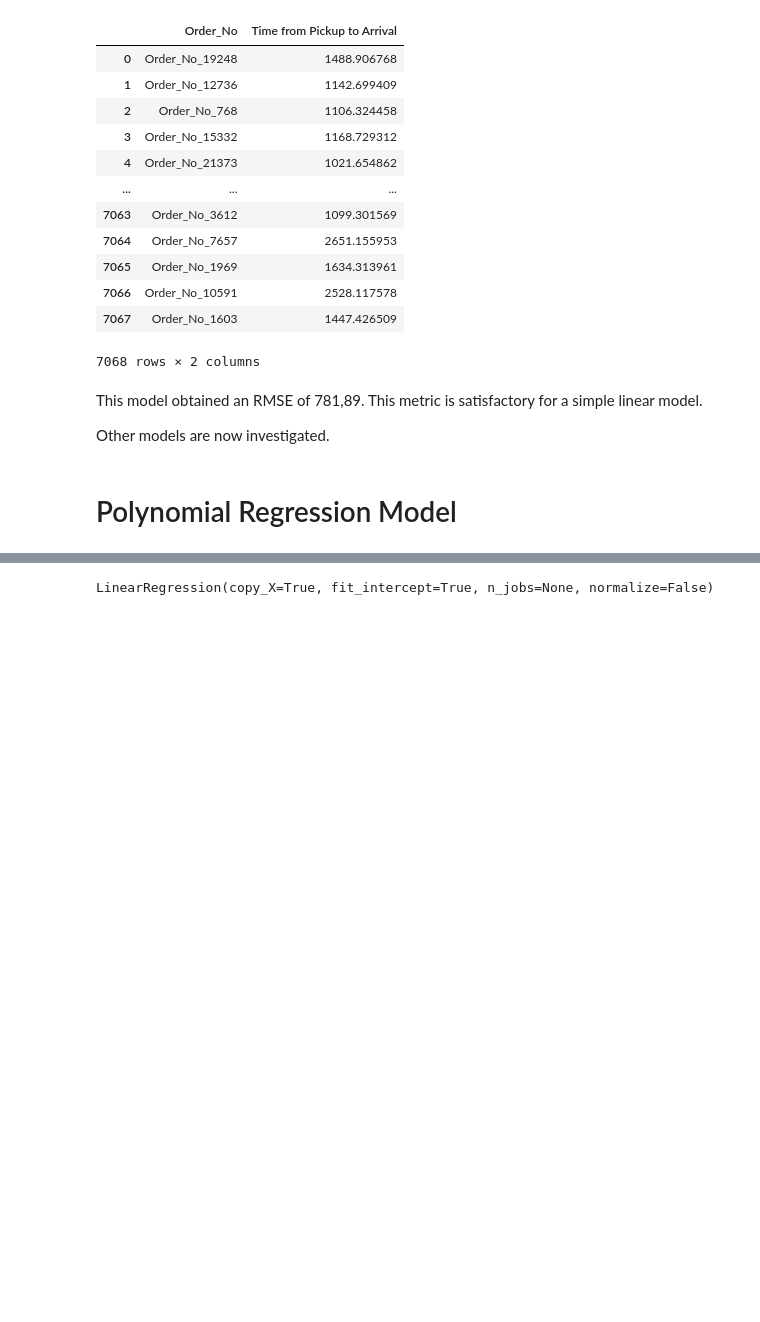
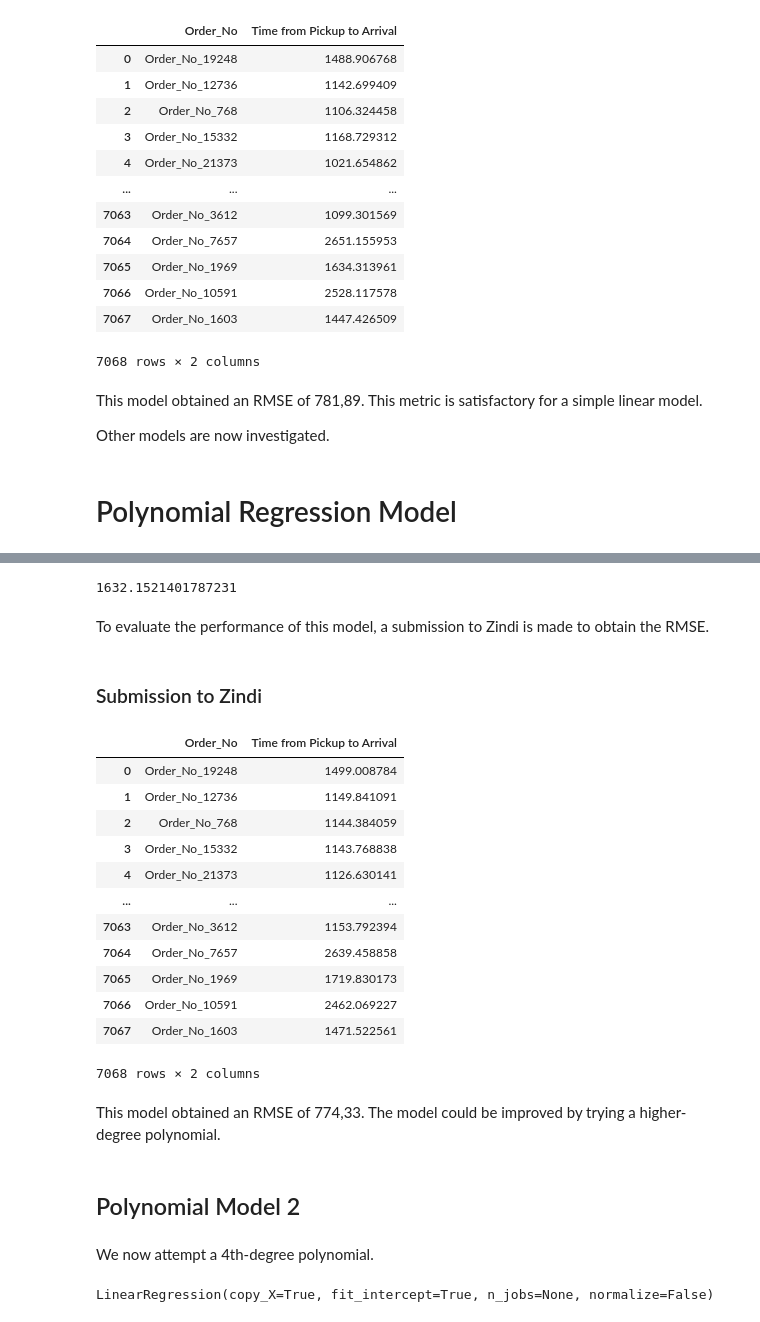
Before and after one commit to MilkShaikh3/Predict_Regression, a Jupyter notebook: Predict_Regression.ipynb, the cells around one changed output, grey strips where cells are left out. Cells and saved outputs as stored; diff of their text form; code cells hidden in the pictures; blank space fills up the shorter version.

Commit message:
Final Poly Models

```diff
--- a/Predict_Regression.ipynb
+++ b/Predict_Regression.ipynb
@@ -1020,0 +1027,6 @@ Other models are now investigated.
+# %%
+from sklearn.preprocessing import PolynomialFeatures
+poly_reg = PolynomialFeatures(degree = 3)
+X_poly = poly_reg.fit_transform(X_train_scaled)
+lin_reg_2 = LinearRegression()
+lin_reg_2.fit(X_poly, y_train)
@@ -1020,0 +1037,31 @@ Other models are now investigated.
+# %%
+y_pred = lin_reg_2.predict(poly_reg.transform(X_test_scaled))
+# %%
+#extract the model intercept
+beta_0 = float(lin_reg_2.intercept_)
+print(beta_0)
+# %% [output]
+1632.1521401787231
+# %% [markdown]
+To evaluate the performance of this model, a submission to Zindi is made to obtain the RMSE.
+# %% [markdown]
+### Submission to Zindi
+# %%
+predictions = pd.DataFrame(y_pred, columns=['Time from Pickup to Arrival'], index = X_test_scaled.index)
+predictions.reset_index(inplace=True)
+# %%
+predictions
+# %% [output]
+|  | Order_No | Time from Pickup to Arrival |
+| 0 | Order_No_19248 | 1499.008784 |
+| 1 | Order_No_12736 | 1149.841091 |
+| 2 | Order_No_768 | 1144.384059 |
+| 3 | Order_No_15332 | 1143.768838 |
+| 4 | Order_No_21373 | 1126.630141 |
+| ... | ... | ... |
+| 7063 | Order_No_3612 | 1153.792394 |
+| 7064 | Order_No_7657 | 2639.458858 |
+| 7065 | Order_No_1969 | 1719.830173 |
+| 7066 | Order_No_10591 | 2462.069227 |
+| 7067 | Order_No_1603 | 1471.522561 |
+7068 rows × 2 columns
@@ -1021,3 +1070,10 @@ Other models are now investigated.
+# %% [markdown]
+This model obtained an RMSE of 774,33. The model could be improved by trying a higher-degree polynomial.
+# %% [markdown]
+## Polynomial Model 2
+# %% [markdown]
+
+We now attempt a 4th-degree polynomial.
 # %%
 from sklearn.preprocessing import PolynomialFeatures
 poly_reg = PolynomialFeatures(degree = 4)
```
Also changed, not shown: parts of 16 cells of this notebook.
